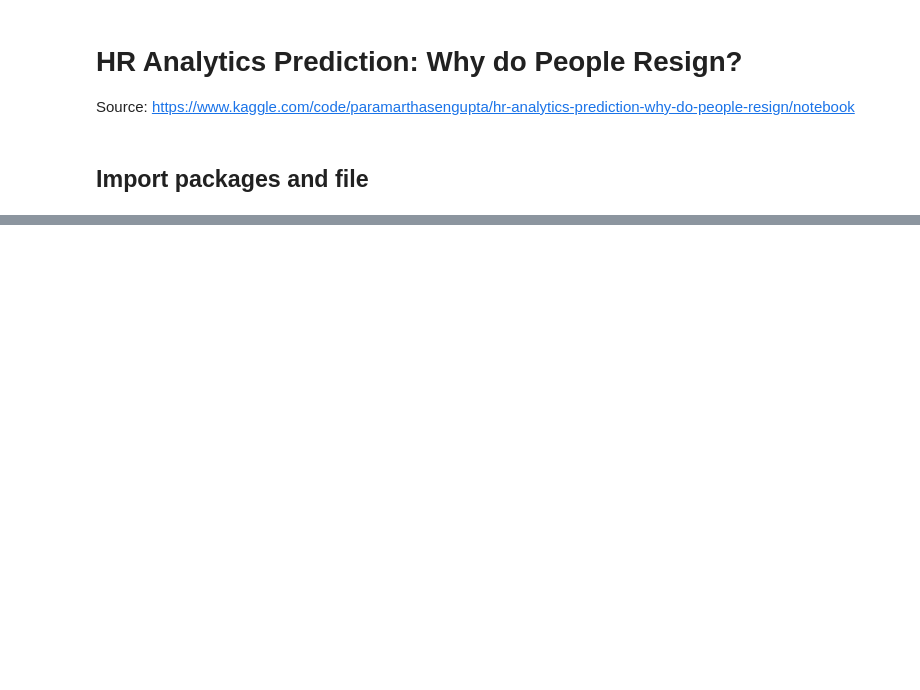
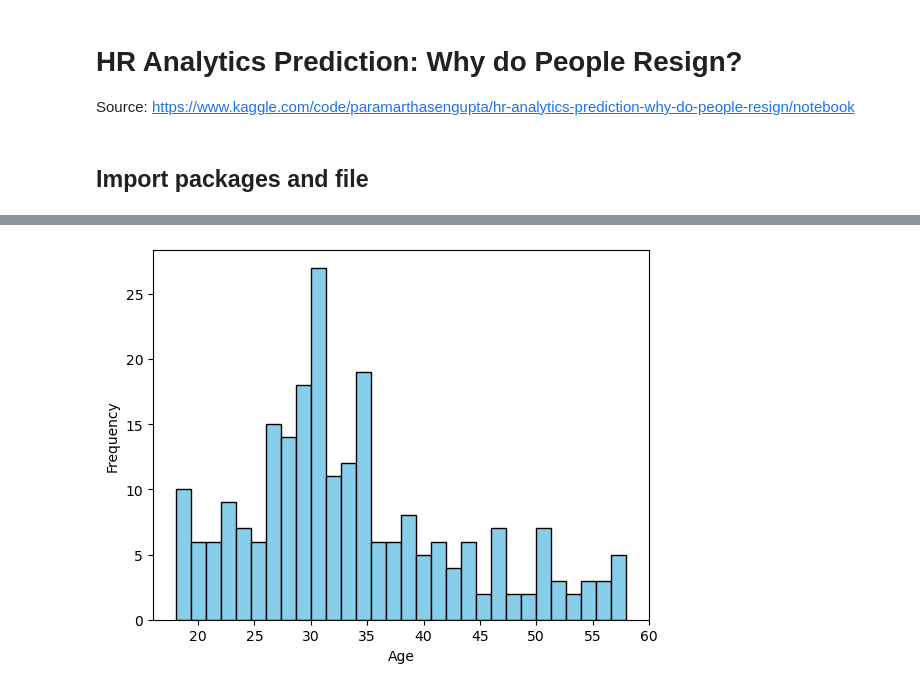
Before and after one commit to gemma-martinez/attrition_analysis, a Jupyter notebook: hr_analytics_prediction/hr_analytics.ipynb, the cells around one changed output, grey strips where cells are left out. Drawn from its saved outputs; the diff is of its cells as text; code cells hidden in the pictures; blank space fills up the shorter version.

```diff
--- a/hr_analytics_prediction/hr_analytics.ipynb
+++ b/hr_analytics_prediction/hr_analytics.ipynb
@@ -31,0 +159,5 @@ df
+# %%
+# how many people left?
+
+out = df[df['attrition'] == 'Yes']
+out.shape
@@ -31,0 +252,12 @@ df
+# %%
+out['age'].plot(kind='hist',
+                    xlabel='Age',
+                    ylabel='Frequency',
+                    bins=30,
+                    color='skyblue',
+                    edgecolor='black'
+                    );
+
+# 28-35 is the most frequent age ranges of employees who have left.
+# %% [output]
+[figure, added]
```
Also changed, not shown: parts of 51 cells of this notebook.
